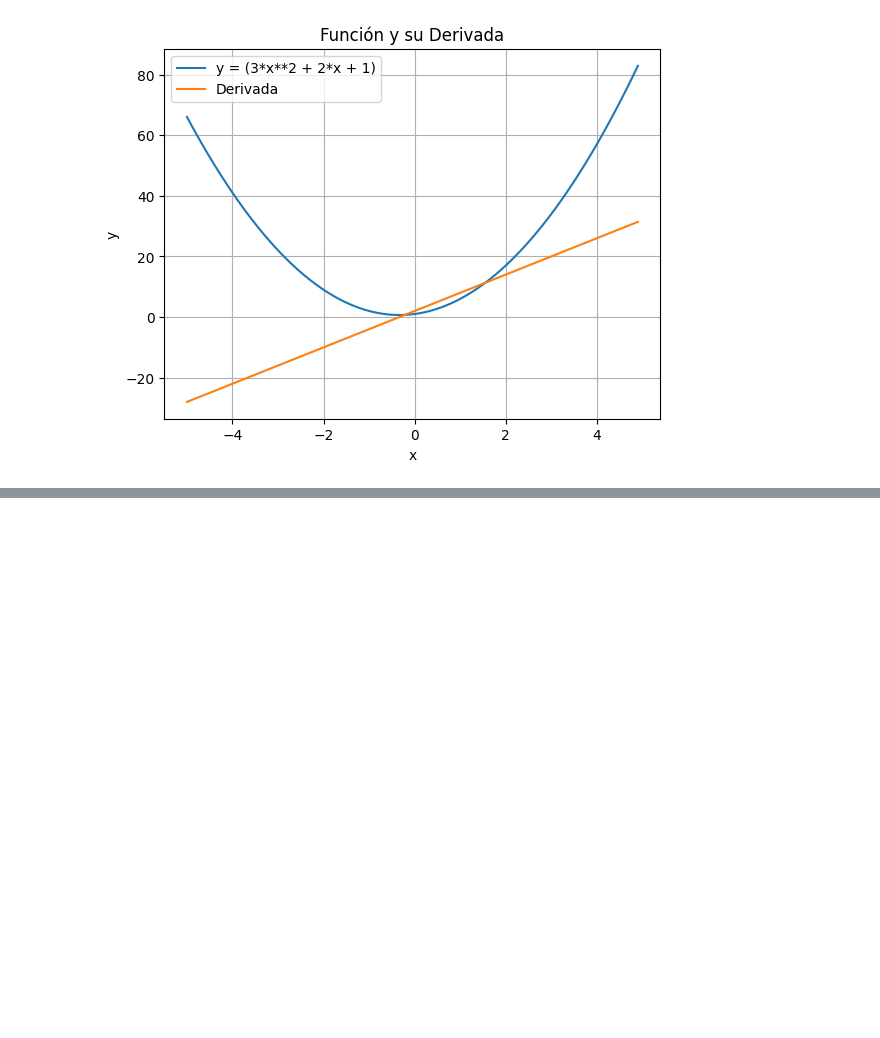
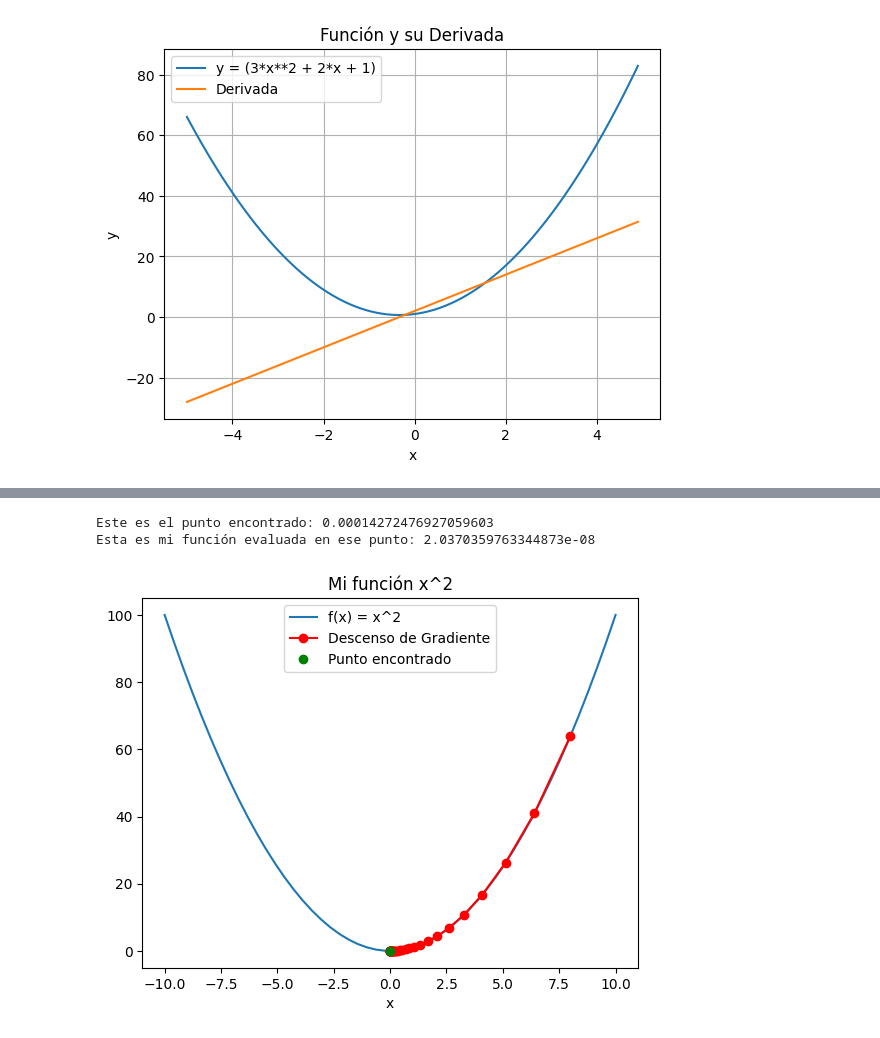
Before and after one commit to NaTHuber/exploration-notes, a Jupyter notebook: learning-notebooks/funcion-derivada-descenso-del-gradiente.ipynb, the cells around one changed output, grey strips where cells are left out. Saved outputs shown, nothing was run; the diff lists cells and outputs as text; code cells hidden in the pictures; blank space fills up the shorter version.

Commit message:
Se añade parte de la explicacion del descenso del gradiente

```diff
--- a/learning-notebooks/funcion-derivada-descenso-del-gradiente.ipynb
+++ b/learning-notebooks/funcion-derivada-descenso-del-gradiente.ipynb
@@ -256,0 +306,36 @@ make_dot(z, params={'x': x, 'y': y})
+# %%
+
+# Definimos la derivada de la función y los demás ingredientes
+def derivada(x):
+    return 2*x
+x_0 = 10
+l = 0.1
+n = 50
+x_values = []
+f_values = []
+
+# Hacemos la iteración
+for i in range(n):
+    x_0 = x_0 - l*derivada(x_0)
+    x_values.append(x_0)
+    f_values.append(cuadrado(x_0)) # ya habíamos definido nuestra función al principio del notebook
+
+resultado = cuadrado(x_0)
+print(f"Este es el punto encontrado: {x_0}")
+print(f"Esta es mi función evaluada en ese punto: {resultado}")
+
+# Graficamos la función
+x_plot = np.linspace(-10,10,50)
+y_plot = cuadrado(x_plot)
+plt.figure()
+plt.title('Mi función x^2')
+plt.plot(x_plot,y_plot, label='f(x) = x^2')
+plt.plot(x_values,f_values, 'ro-', label='Descenso de Gradiente')
+plt.plot(x_0, resultado, 'go', label='Punto encontrado')
+plt.xlabel('x')
+plt.legend()
+plt.show()
+# %% [output]
+Este es el punto encontrado: 0.00014272476927059603
+Esta es mi función evaluada en ese punto: 2.0370359763344873e-08
+[figure, added]
```
Also changed, not shown: parts of 4 cells of this notebook.
